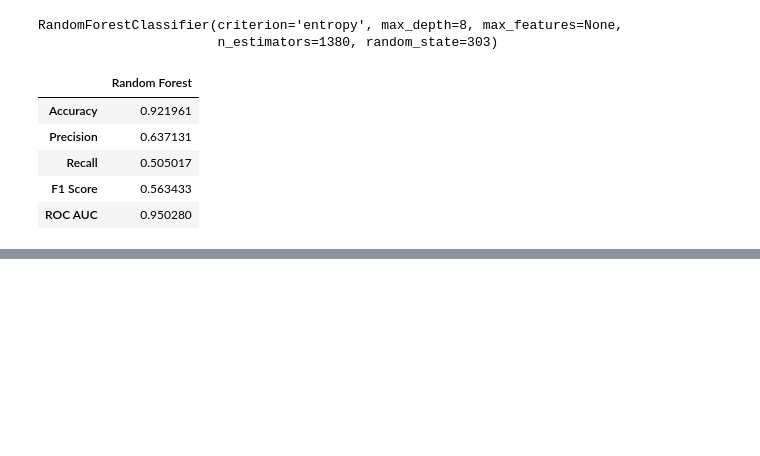
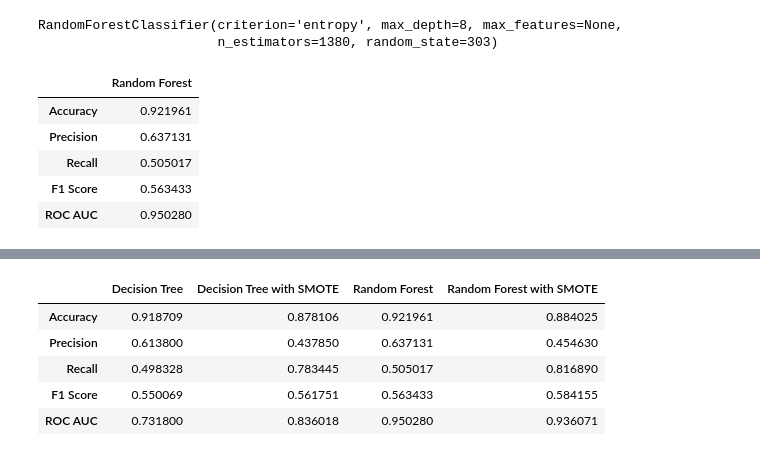
Before and after one commit to melwinmpk/python_datascience, a Jupyter notebook: Project/Project Telemarketing Campaign for Bank/Notebook/Modeling type 1.ipynb, the cells around one changed output, grey strips where cells are left out. Saved outputs shown, nothing was run; the diff lists cells and outputs as text; code cells hidden in the pictures; blank space fills up the shorter version.

```diff
--- a/Project/Project Telemarketing Campaign for Bank/Notebook/Modeling type 1.ipynb
+++ b/Project/Project Telemarketing Campaign for Bank/Notebook/Modeling type 1.ipynb
@@ -275,0 +368,12 @@ metrix_rf
+# %%
+model_smote_rf.fit(x_oversample, y_oversample)
+prediction_test = model_smote_rf.predict(x_test)
+y_score= metrics.accuracy_score(y_test, prediction_test)
+y_pred= model_smote_rf.predict(x_test)
+#########################################################
+y_pred = model_smote_rf.predict_proba(x_test)[:, 1]
+fpr_dt, tpr_dt, _ = roc_curve(y_test, y_pred)
+roc_auc_rf = auc(fpr_dt, tpr_dt)
+#########################################################
+metrix_smote_rf = model_compare("Random Forest with SMOTE",model_smote_rf, y_test, prediction_test, y_score , roc_auc_rf )
+metrix_smote_rf
@@ -275,0 +387,10 @@ metrix_rf
+# %%
+metrics_bn_new = pd.concat([metrix_dt, metrix_smote_dt, metrix_rf, metrix_smote_rf], axis=1) #  metrix_nb,  metrix_GB, , metrix_xgboost
+metrics_bn_new
+# %% [output]
+|  | Decision Tree | Decision Tree with SMOTE | Random Forest | Random Forest with SMOTE |
+| Accuracy | 0.918709 | 0.878106 | 0.921961 | 0.884025 |
+| Precision | 0.613800 | 0.437850 | 0.637131 | 0.454630 |
+| Recall | 0.498328 | 0.783445 | 0.505017 | 0.816890 |
+| F1 Score | 0.550069 | 0.561751 | 0.563433 | 0.584155 |
+| ROC AUC | 0.731800 | 0.836018 | 0.950280 | 0.936071 |
```
Also changed, not shown: parts of 13 cells of this notebook.
